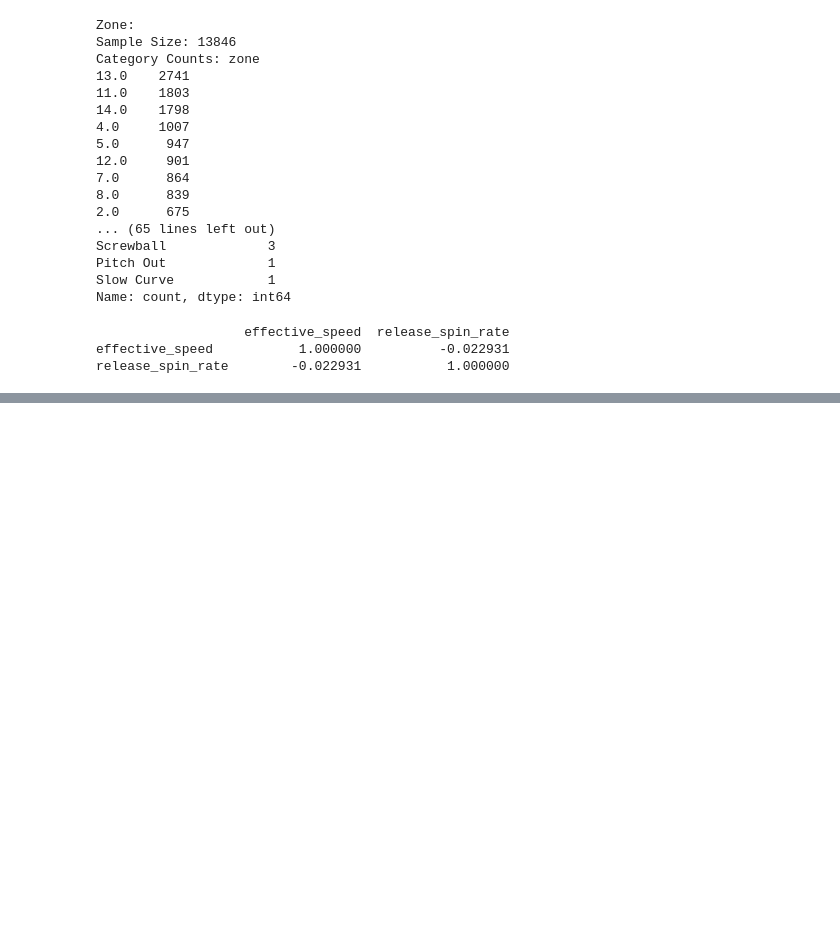
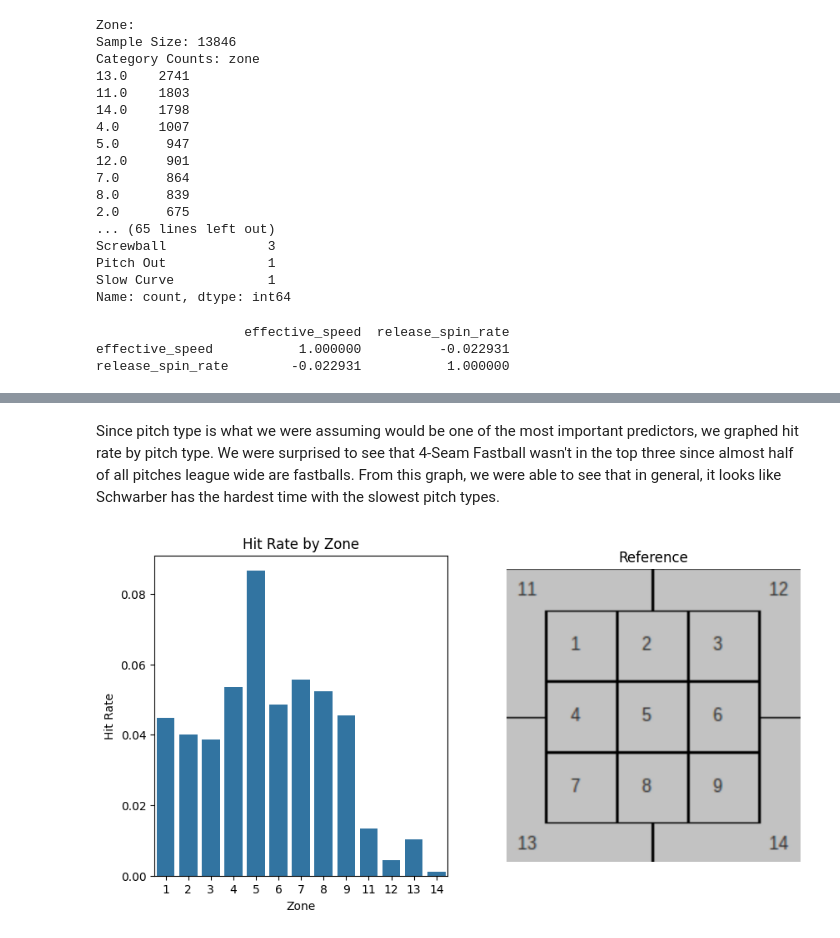
Before and after one commit to Sam-Kirkham/Stat-486-Final-Project, a Jupyter notebook: eda.ipynb, the cells around one changed output, grey strips where cells are left out. Cells and saved outputs as stored; diff of their text form; code cells hidden in the pictures; blank space fills up the shorter version.

```diff
--- a/eda.ipynb
+++ b/eda.ipynb
@@ -109,0 +133,28 @@ release_spin_rate        -0.022931           1.000000
+# %% [markdown]
+Since pitch type is what we were assuming would be one of the most important predictors, we graphed hit rate by pitch type. We were surprised to see that 4-Seam Fastball wasn't in the top three since almost half of all pitches league wide are fastballs. From this graph, we were able to see that in general, it looks like Schwarber has the hardest time with the slowest pitch types.
+# %%
+img = mpimg.imread("./data/strike_zones.png")
+
+fig, axes = plt.subplots(1, 2, figsize=(10, 5))
+
+zone_hit_rate = (
+    data.groupby('zone', observed=False)['hits']
+    .mean()
+    .reset_index()
+    .sort_values('zone')
+)
+
+zone_hit_rate['zone'] = zone_hit_rate['zone'].astype(int)
+
+sns.barplot(data=zone_hit_rate, x='zone', y='hits', ax=axes[0])
+axes[0].set_title('Hit Rate by Zone')
+axes[0].set_xlabel('Zone')
+axes[0].set_ylabel('Hit Rate')
+
+axes[1].imshow(img)
+axes[1].axis('off')
+axes[1].set_title("Reference")
+
+plt.show()
+# %% [output]
+[figure, added]
```
Also changed, not shown: parts of 6 cells of this notebook, 3 other files.
